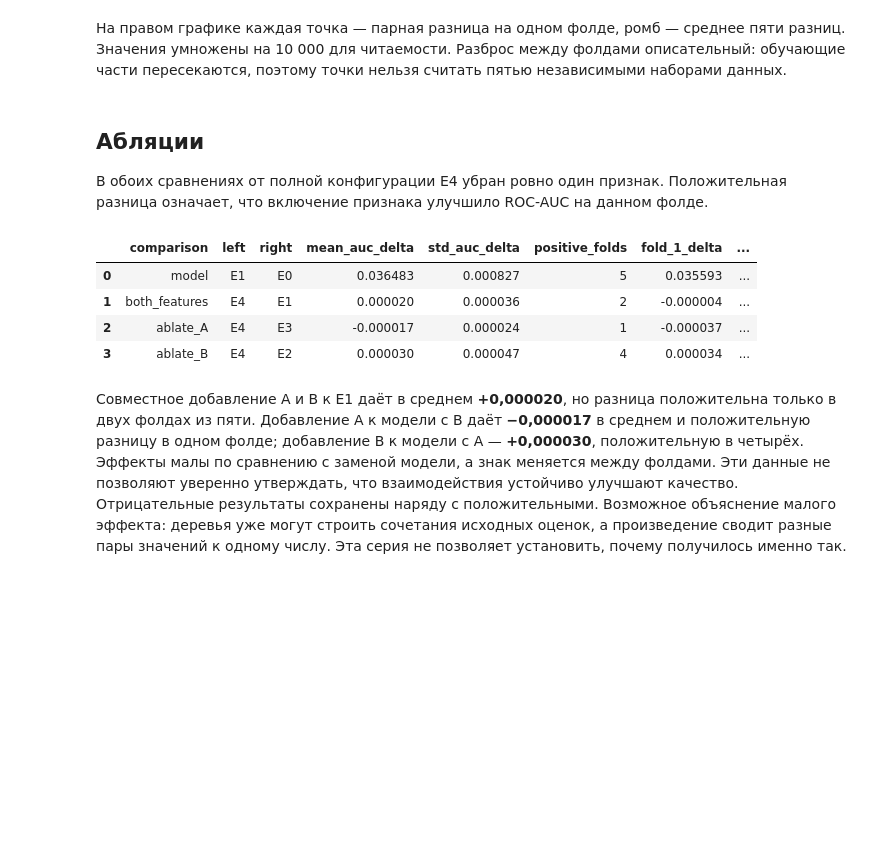
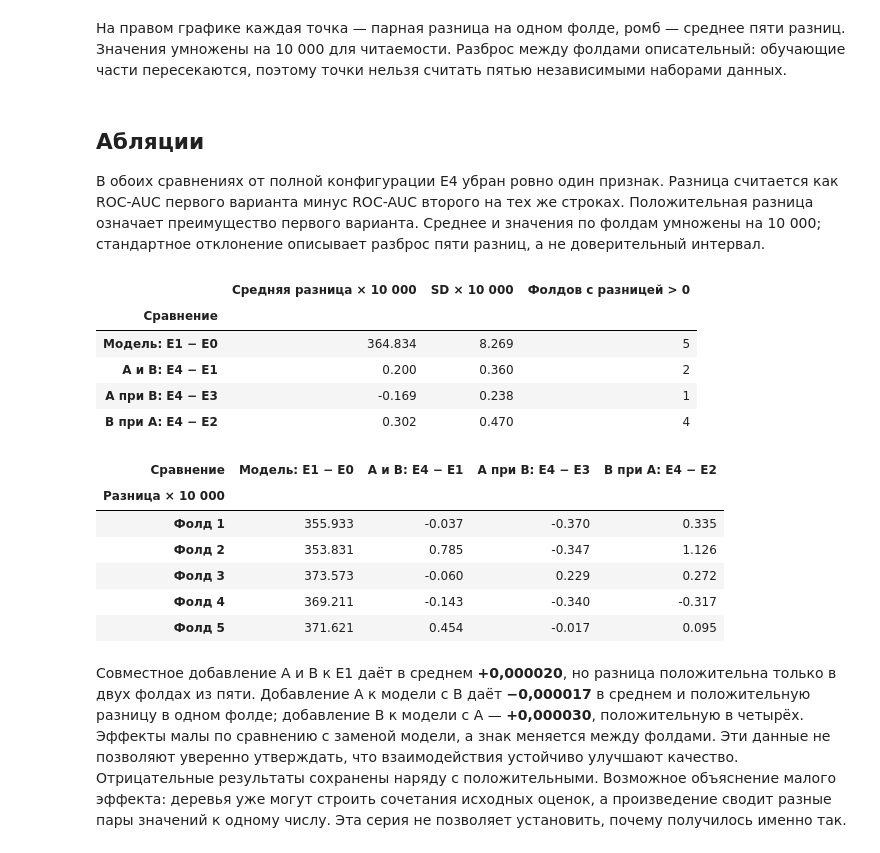
Before and after one commit to dmagog/s6e10-ml-rnd, a Jupyter notebook: notebooks/02_model_and_ablation.ipynb, the cells around one changed output. Saved outputs shown, nothing was run; the diff lists cells and outputs as text; code cells hidden in the pictures; blank space fills up the shorter version.

```diff
--- a/notebooks/02_model_and_ablation.ipynb
+++ b/notebooks/02_model_and_ablation.ipynb
@@ -57,16 +61,35 @@ display(Image(filename=str(report / "comparison.png")))
 # %% [markdown]
 ## Абляции
 
-В обоих сравнениях от полной конфигурации E4 убран ровно один признак. Положительная разница означает, что включение признака улучшило ROC-AUC на данном фолде.
+В обоих сравнениях от полной конфигурации E4 убран ровно один признак. Разница считается как ROC-AUC первого варианта минус ROC-AUC второго на тех же строках. Положительная разница означает преимущество первого варианта. Среднее и значения по фолдам умножены на 10 000; стандартное отклонение описывает разброс пяти разниц, а не доверительный интервал.
 # %%
-columns = ["comparison", "left", "right", "mean_auc_delta", "std_auc_delta", "positive_folds"] + [f"fold_{i}_delta" for i in range(1, 6)]
-display(comparisons[columns].round(7))
+labels = {"model": "Модель: E1 − E0", "both_features": "A и B: E4 − E1", "ablate_A": "A при B: E4 − E3", "ablate_B": "B при A: E4 − E2"}
+columns = ["mean_auc_delta", "std_auc_delta", "positive_folds"]
+comparison_table = comparisons.set_index("comparison")[columns].copy()
+comparison_table[["mean_auc_delta", "std_auc_delta"]] *= 10_000
+comparison_table = comparison_table.rename(index=labels, columns={"mean_auc_delta": "Средняя разница × 10 000", "std_auc_delta": "SD × 10 000", "positive_folds": "Фолдов с разницей > 0"})
+comparison_table.index.name = "Сравнение"
+display(comparison_table.round(3))
+fold_columns = [f"fold_{i}_delta" for i in range(1, 6)]
+fold_deltas = comparisons.set_index("comparison")[fold_columns].rename(index=labels).T * 10_000
+fold_deltas.index = [f"Фолд {i}" for i in range(1, 6)]
+fold_deltas.index.name = "Разница × 10 000"
+fold_deltas.columns.name = "Сравнение"
+display(fold_deltas.round(3))
 # %% [output]
-|  | comparison | left | right | mean_auc_delta | std_auc_delta | positive_folds | fold_1_delta | ... |
-| 0 | model | E1 | E0 | 0.036483 | 0.000827 | 5 | 0.035593 | ... |
-| 1 | both_features | E4 | E1 | 0.000020 | 0.000036 | 2 | -0.000004 | ... |
-| 2 | ablate_A | E4 | E3 | -0.000017 | 0.000024 | 1 | -0.000037 | ... |
-| 3 | ablate_B | E4 | E2 | 0.000030 | 0.000047 | 4 | 0.000034 | ... |
+|  | Средняя разница × 10 000 | SD × 10 000 | Фолдов с разницей > 0 |
+| Сравнение |  |  |  |
+| Модель: E1 − E0 | 364.834 | 8.269 | 5 |
+| A и B: E4 − E1 | 0.200 | 0.360 | 2 |
+| A при B: E4 − E3 | -0.169 | 0.238 | 1 |
+| B при A: E4 − E2 | 0.302 | 0.470 | 4 |
+| Сравнение | Модель: E1 − E0 | A и B: E4 − E1 | A при B: E4 − E3 | B при A: E4 − E2 |
+| Разница × 10 000 |  |  |  |  |
+| Фолд 1 | 355.933 | -0.037 | -0.370 | 0.335 |
+| Фолд 2 | 353.831 | 0.785 | -0.347 | 1.126 |
+| Фолд 3 | 373.573 | -0.060 | 0.229 | 0.272 |
+| Фолд 4 | 369.211 | -0.143 | -0.340 | -0.317 |
+| Фолд 5 | 371.621 | 0.454 | -0.017 | 0.095 |
 # %% [markdown]
 Совместное добавление A и B к E1 даёт в среднем **+0,000020**, но разница положительна только в двух фолдах из пяти. Добавление A к модели с B даёт **−0,000017** в среднем и положительную разницу в одном фолде; добавление B к модели с A — **+0,000030**, положительную в четырёх. Эффекты малы по сравнению с заменой модели, а знак меняется между фолдами. Эти данные не позволяют уверенно утверждать, что взаимодействия устойчиво улучшают качество. Отрицательные результаты сохранены наряду с положительными. Возможное объяснение малого эффекта: деревья уже могут строить сочетания исходных оценок, а произведение сводит разные пары значений к одному числу. Эта серия не позволяет установить, почему получилось именно так.
 # %% [markdown]
```
Also changed, not shown: parts of 5 cells of this notebook, 3 other files.
